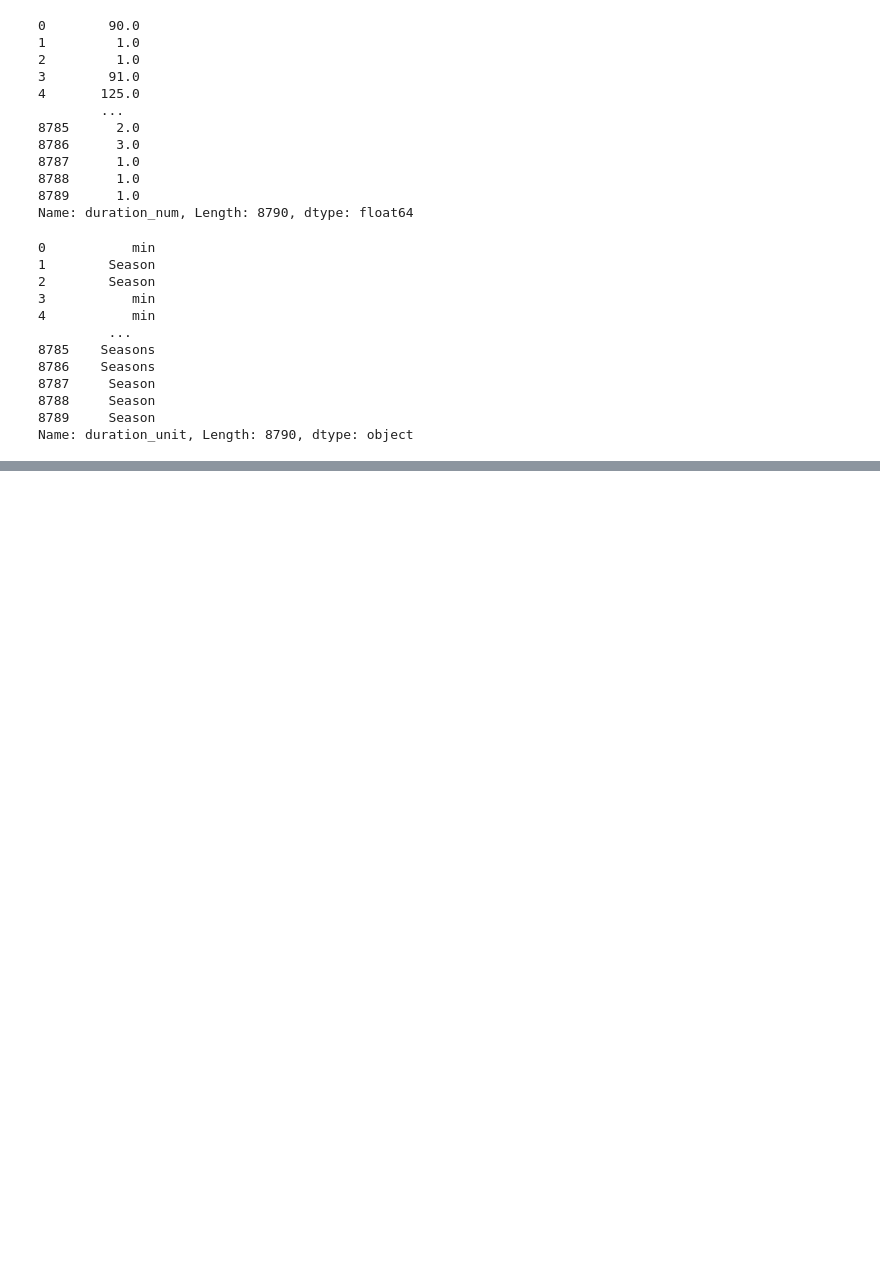
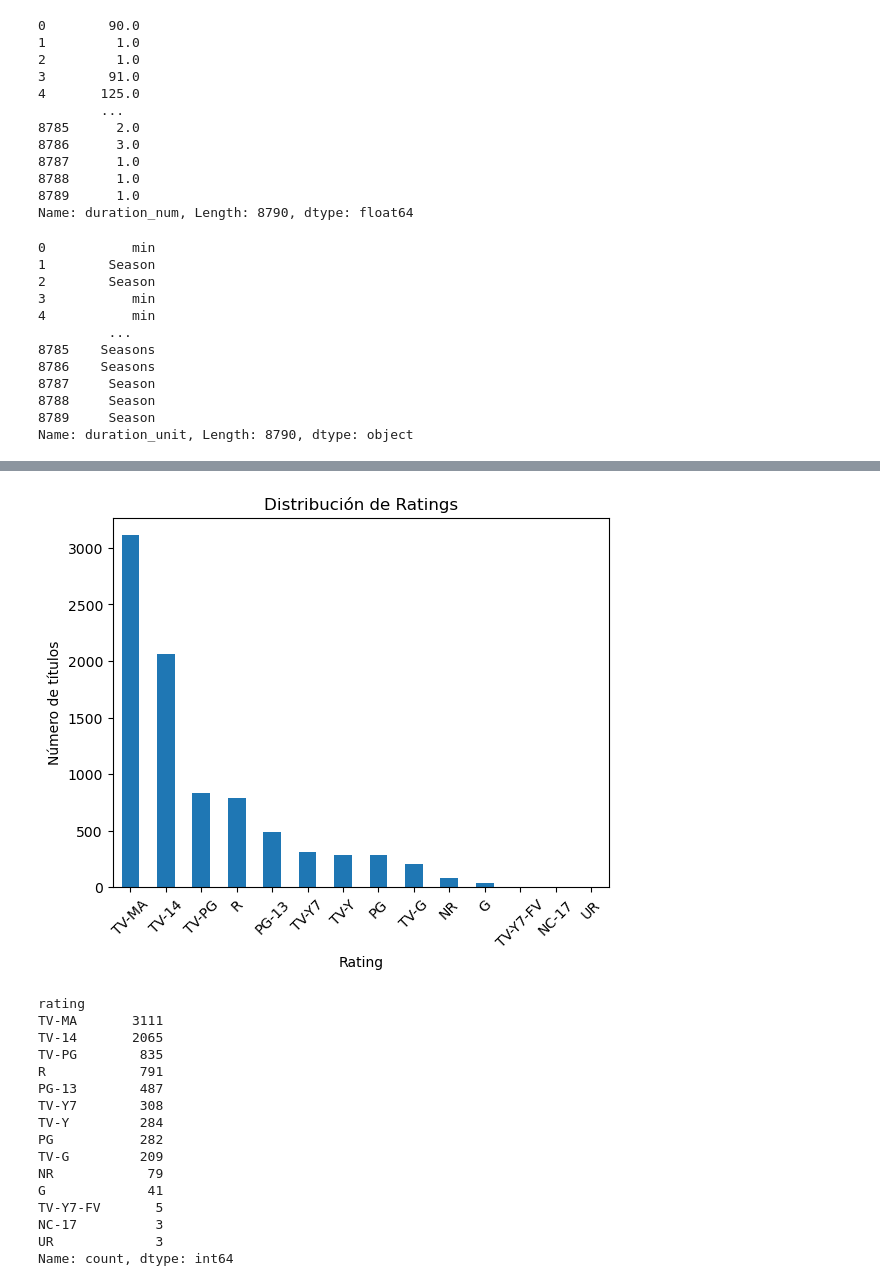
Before and after one commit to Fernando-Alvarado/AWS_2026-2, a Jupyter notebook: Limpieza/main.ipynb, the cells around one changed output, grey strips where cells are left out. Saved outputs shown, nothing was run; the diff lists cells and outputs as text; code cells hidden in the pictures; blank space fills up the shorter version.

```diff
--- a/Limpieza/main.ipynb
+++ b/Limpieza/main.ipynb
@@ -169,4 +209,5 @@ df['added_month_name'] = df['date_added'].dt.month_name()
 # %% [markdown]
 # Limpiemos otra columna
 # %%
-df = df.replace("Not Given", pd.NA)
+df = df.replace("Not Given", pd.NA) #Reemplaza los valores "Not Given" en el DataFrame por valores NA (Not Available) de pandas, lo que facilita el manejo de datos faltantes en análisis posteriores.
+df = df.replace("", pd.NA) # Reemplaza las celdas vacías en el DataFrame por valores NA (Not Available) de pandas, lo que facilita el manejo de datos faltantes en análisis posteriores.
@@ -211,0 +272,6 @@ Box(children=(HTML(value='\n<div id="ifr-pyg-00064b8aabaef354uD8mzRPEpt4xoZhO" s
+# %%
+df['main_country'] = df['country'].str.split(',').str[0] #Crea una nueva columna main_country que contiene solo el primer país listado en la columna country, asumiendo que los países están separados por comas.
+df['listed'] = df['listed_in'].str.split(',').str[0] #Crea una nueva columna listed que contiene solo el primer género listado en la columna listed_in, asumiendo que los géneros están separados por comas.
+
+
+print(df['main_country'])
@@ -211,0 +337,2 @@ Box(children=(HTML(value='\n<div id="ifr-pyg-00064b8aabaef354uD8mzRPEpt4xoZhO" s
+# %%
+ml_df = df[['duration_num','release_year','type', 'listed', 'main_country', 'rating']] #Selecciona un subconjunto de columnas relevantes para el análisis de machine learning y las almacena en un nuevo DataFrame llamado ml_df.
@@ -211,0 +355,39 @@ Box(children=(HTML(value='\n<div id="ifr-pyg-00064b8aabaef354uD8mzRPEpt4xoZhO" s
+# %%
+ml_df = ml_df.dropna()
+# %%
+import matplotlib.pyplot as plt
+
+# Contamos los ratings
+rating_counts = ml_df['rating'].value_counts()
+
+# Hacemos la grafica de barras
+plt.figure()
+rating_counts.plot(kind='bar')
+
+plt.xlabel('Rating')
+plt.ylabel('Número de títulos')
+plt.title('Distribución de Ratings')
+plt.xticks(rotation=45)
+
+plt.show()
+
+
+print(ml_df['rating'].value_counts())
+# %% [output]
+[figure, added]
+rating
+TV-MA       3111
+TV-14       2065
+TV-PG        835
+R            791
+PG-13        487
+TV-Y7        308
+TV-Y         284
+PG           282
+TV-G         209
+NR            79
+G             41
+TV-Y7-FV       5
+NC-17          3
+UR             3
+Name: count, dtype: int64
```
Also changed, not shown: parts of 22 cells of this notebook, 4 other files.
